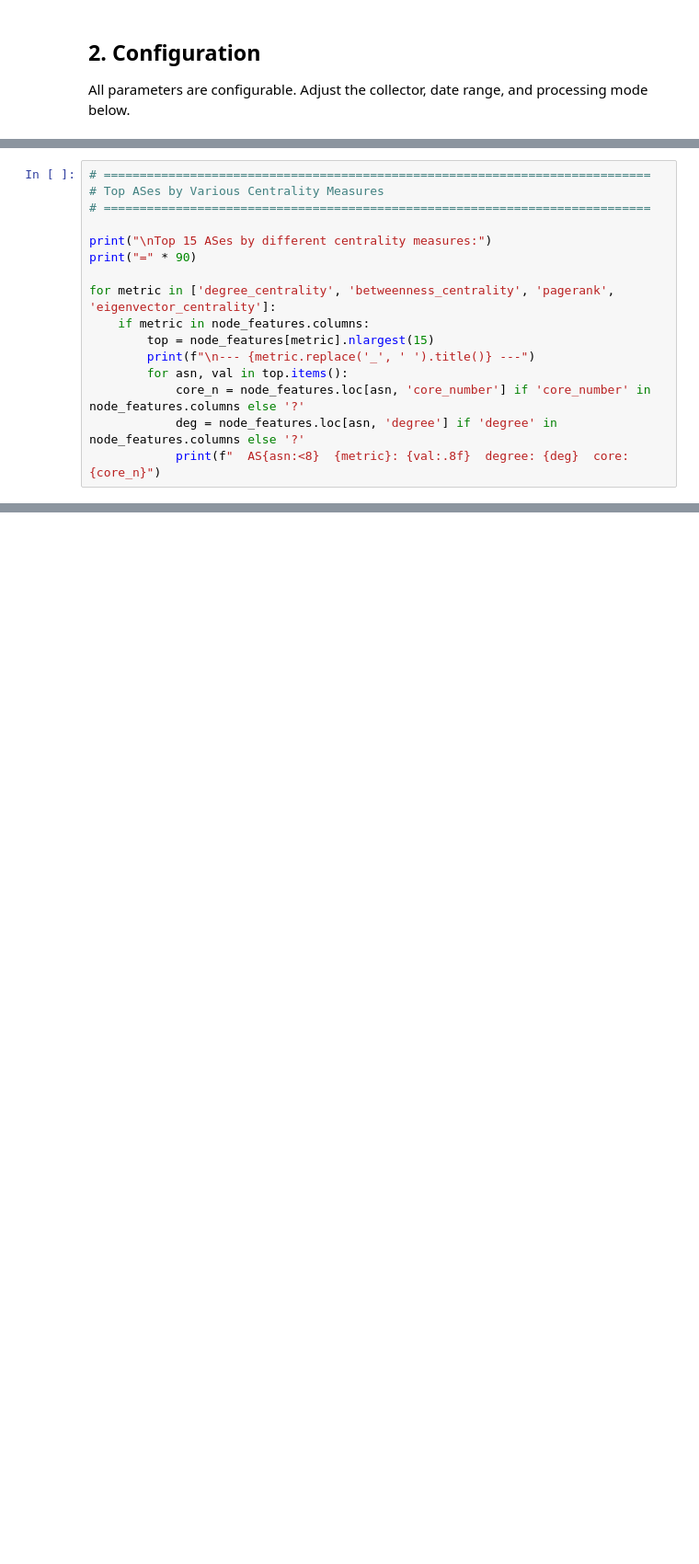
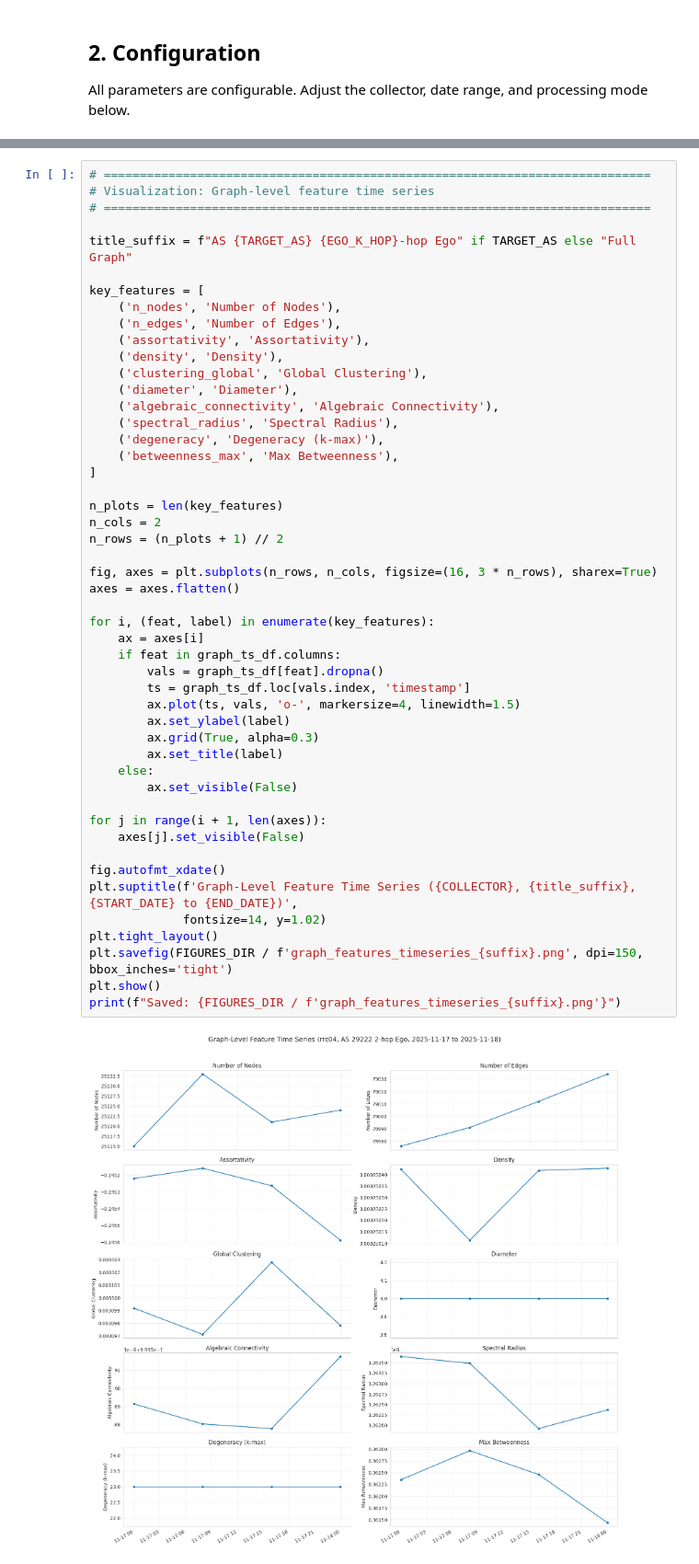
Before and after one commit to shadimotaali/first_full_paper, a Jupyter notebook: scripts/bgp_graph_features.ipynb, the cells around one changed output, grey strips where cells are left out. Shown at 92% size. Drawn from its saved outputs; the diff is of its cells as text; blank space fills up the shorter version.

```diff
--- a/scripts/bgp_graph_features.ipynb
+++ b/scripts/bgp_graph_features.ipynb
@@ -1602,16 +51,0 @@ if rc_path.exists():
-# %%
-# ============================================================================
-# Top ASes by Various Centrality Measures
-# ============================================================================
-
-print("\nTop 15 ASes by different centrality measures:")
-print("=" * 90)
-
-for metric in ['degree_centrality', 'betweenness_centrality', 'pagerank', 'eigenvector_centrality']:
-    if metric in node_features.columns:
-        top = node_features[metric].nlargest(15)
-        print(f"\n--- {metric.replace('_', ' ').title()} ---")
-        for asn, val in top.items():
-            core_n = node_features.loc[asn, 'core_number'] if 'core_number' in node_features.columns else '?'
-            deg = node_features.loc[asn, 'degree'] if 'degree' in node_features.columns else '?'
-            print(f"  AS{asn:<8}  {metric}: {val:.8f}  degree: {deg}  core: {core_n}")
@@ -1667,0 +1627,51 @@ print(f"Figures directory: {FIGURES_DIR}")
+# %%
+# ============================================================================
+# Visualization: Graph-level feature time series
+# ============================================================================
+
+title_suffix = f"AS {TARGET_AS} {EGO_K_HOP}-hop Ego" if TARGET_AS else "Full Graph"
+
+key_features = [
+    ('n_nodes', 'Number of Nodes'),
+    ('n_edges', 'Number of Edges'),
+    ('assortativity', 'Assortativity'),
+    ('density', 'Density'),
+    ('clustering_global', 'Global Clustering'),
+    ('diameter', 'Diameter'),
+    ('algebraic_connectivity', 'Algebraic Connectivity'),
+    ('spectral_radius', 'Spectral Radius'),
+    ('degeneracy', 'Degeneracy (k-max)'),
+    ('betweenness_max', 'Max Betweenness'),
+]
+
+n_plots = len(key_features)
+n_cols = 2
+n_rows = (n_plots + 1) // 2
+
+fig, axes = plt.subplots(n_rows, n_cols, figsize=(16, 3 * n_rows), sharex=True)
+axes = axes.flatten()
+
+for i, (feat, label) in enumerate(key_features):
+    ax = axes[i]
+    if feat in graph_ts_df.columns:
+        vals = graph_ts_df[feat].dropna()
+        ts = graph_ts_df.loc[vals.index, 'timestamp']
+        ax.plot(ts, vals, 'o-', markersize=4, linewidth=1.5)
+        ax.set_ylabel(label)
+        ax.grid(True, alpha=0.3)
+        ax.set_title(label)
+    else:
+        ax.set_visible(False)
+
+for j in range(i + 1, len(axes)):
+    axes[j].set_visible(False)
+
+fig.autofmt_xdate()
+plt.suptitle(f'Graph-Level Feature Time Series ({COLLECTOR}, {title_suffix}, {START_DATE} to {END_DATE})',
+             fontsize=14, y=1.02)
+plt.tight_layout()
+plt.savefig(FIGURES_DIR / f'graph_features_timeseries_{suffix}.png', dpi=150, bbox_inches='tight')
+plt.show()
+print(f"Saved: {FIGURES_DIR / f'graph_features_timeseries_{suffix}.png'}")
+# %% [output]
+[figure, added]
```
Also changed, not shown: parts of 78 cells of this notebook.
